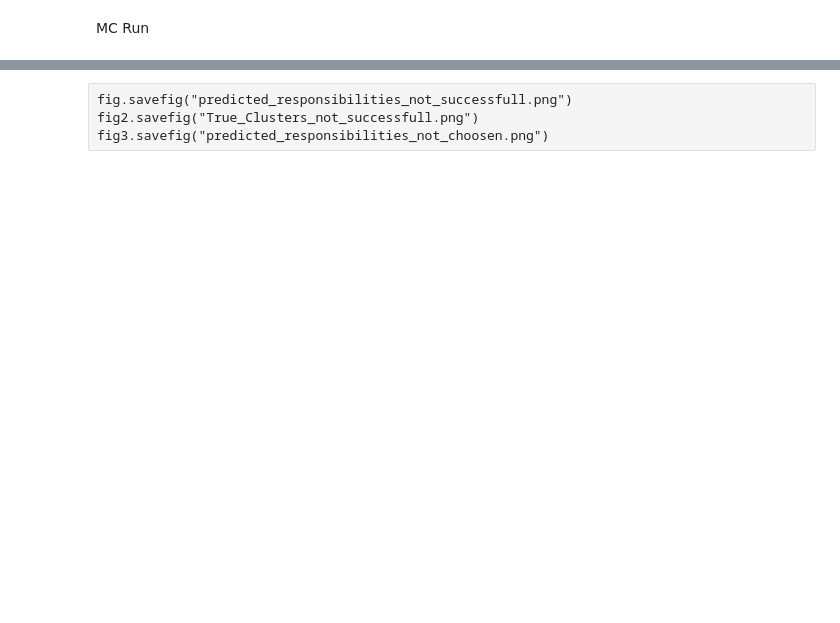
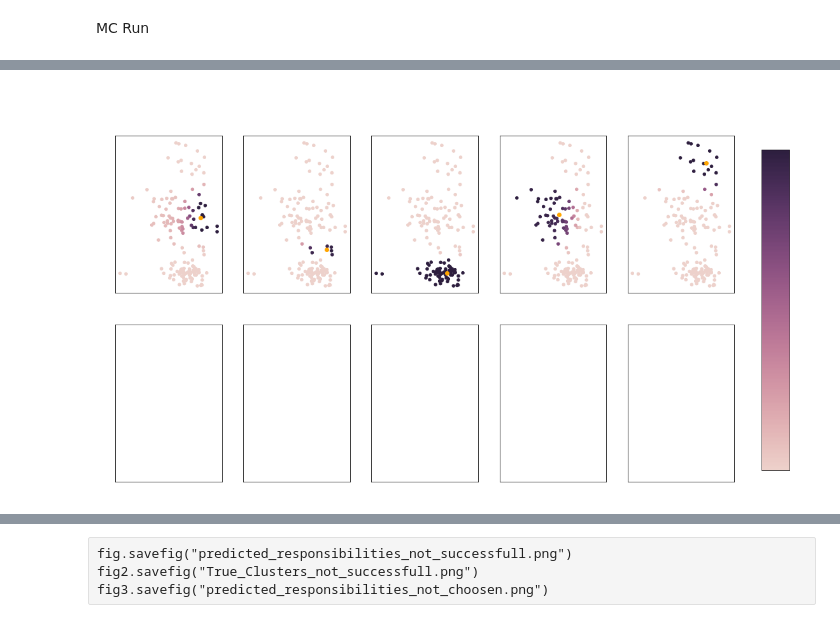
Before and after one commit to Habiger/Cluster_TDDS, a Jupyter notebook: MC_notebook.ipynb, the cells around one changed output, grey strips where cells are left out. Saved outputs shown, nothing was run; the diff lists cells and outputs as text; code cells hidden in the pictures; blank space fills up the shorter version.

```diff
--- a/MC_notebook.ipynb
+++ b/MC_notebook.ipynb
@@ -96,0 +122,7 @@ add_init_rout_performance_plot(df_total,axs[0,1], settings, total_rank=total_ran
+# %%
+dataset = 30
+init_routine = "OPTICS"
+param_idx = 32
+criterion = "AIC"
+df_select = df_total.loc[(df_total.dataset == dataset) & (df_total.init_routine == init_routine),cols].sort_values("AIC_rank")
+df_select.head(25)
@@ -96,0 +147,5 @@ add_init_rout_performance_plot(df_total,axs[0,1], settings, total_rank=total_ran
+# %%
+from plotting.plot_funcs import plot_responsibilities
+plot_responsibilities(run_data[dataset], run_results[init_routine]["em_results"][dataset][param_idx])
+# %% [output]
+[figure, added]
```
Also changed, not shown: parts of 23 cells of this notebook, 19 other files.
